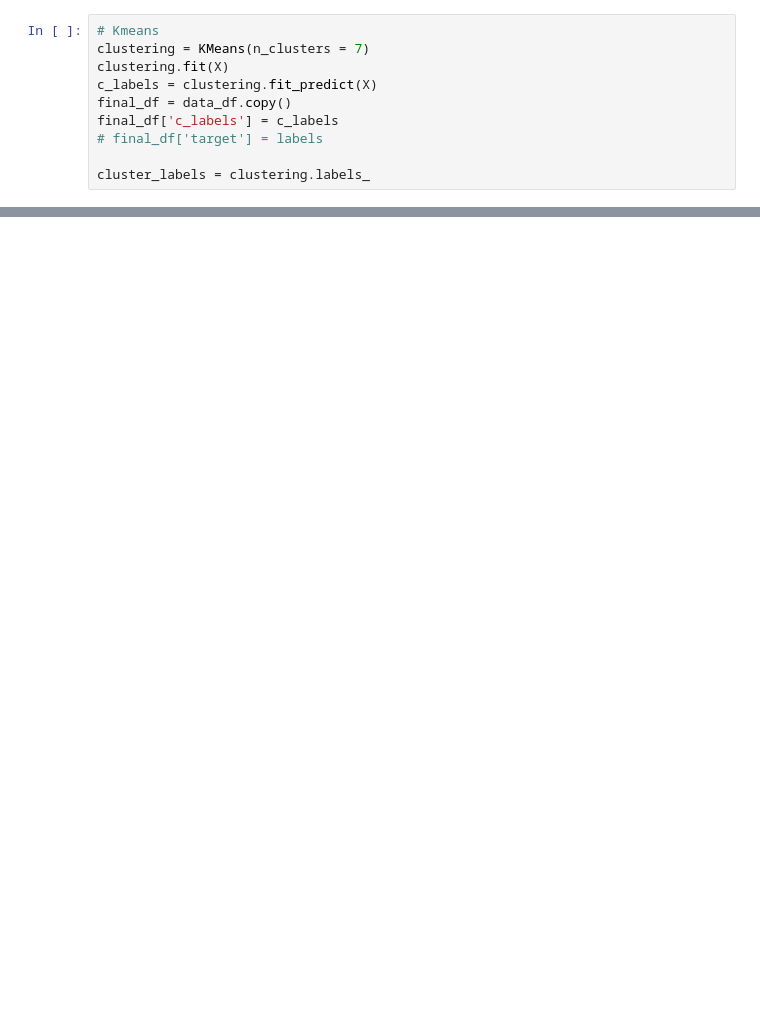
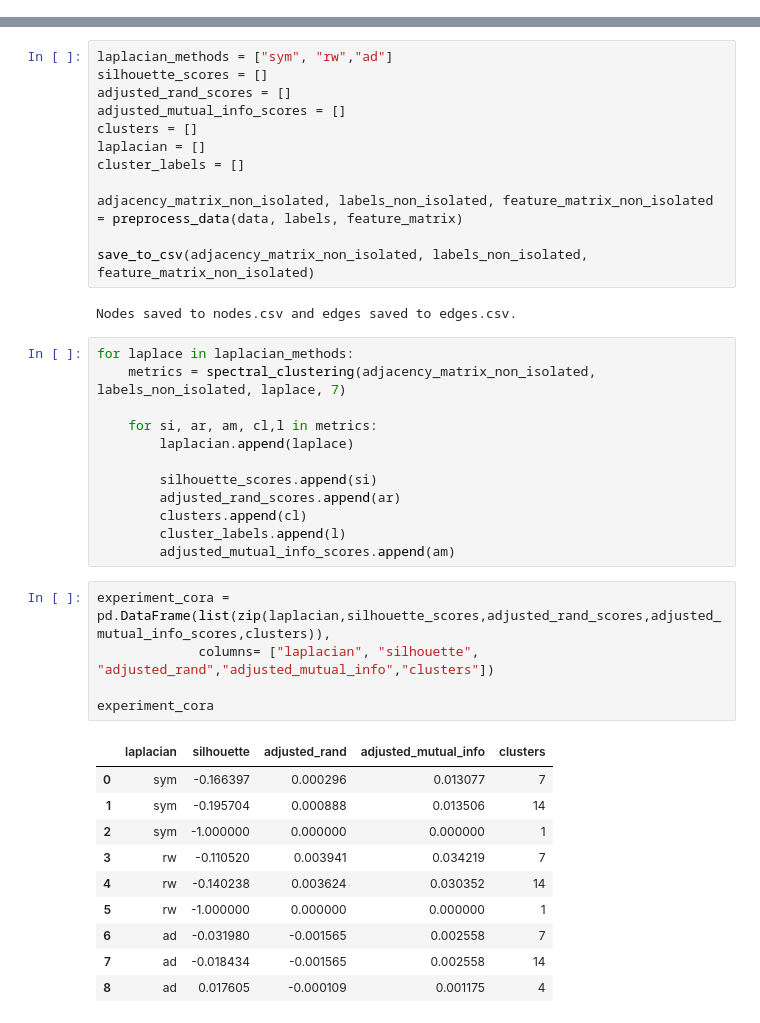
Before and after one commit to evelina03/eigendecomposition-graph-data, a Jupyter notebook: d5.CORA/CORA.ipynb, the cells around one changed output, grey strips where cells are left out. Cells and saved outputs as stored; diff of their text form; blank space fills up the shorter version.

```diff
--- a/d5.CORA/CORA.ipynb
+++ b/d5.CORA/CORA.ipynb
@@ -630,10 +0,0 @@ array([[ 0.02357534, -0.00505552, -0.00598412,  0.01918098],
-# %%
-# Kmeans
-clustering = KMeans(n_clusters = 7)
-clustering.fit(X)
-c_labels = clustering.fit_predict(X)
-final_df = data_df.copy()
-final_df['c_labels'] = c_labels
-# final_df['target'] = labels
-
-cluster_labels = clustering.labels_
@@ -1214,0 +264,42 @@ experiment_cora
+# %%
+laplacian_methods = ["sym", "rw","ad"]
+silhouette_scores = []
+adjusted_rand_scores = []
+adjusted_mutual_info_scores = []
+clusters = []
+laplacian = []
+cluster_labels = []
+
+adjacency_matrix_non_isolated, labels_non_isolated, feature_matrix_non_isolated = preprocess_data(data, labels, feature_matrix)
+
+save_to_csv(adjacency_matrix_non_isolated, labels_non_isolated, feature_matrix_non_isolated)
+# %% [output]
+Nodes saved to nodes.csv and edges saved to edges.csv.
+# %%
+for laplace in laplacian_methods:
+    metrics = spectral_clustering(adjacency_matrix_non_isolated, labels_non_isolated, laplace, 7)
+
+    for si, ar, am, cl,l in metrics:
+        laplacian.append(laplace)
+
+        silhouette_scores.append(si)
+        adjusted_rand_scores.append(ar)
+        clusters.append(cl)
+        cluster_labels.append(l)
+        adjusted_mutual_info_scores.append(am)
+# %%
+experiment_cora = pd.DataFrame(list(zip(laplacian,silhouette_scores,adjusted_rand_scores,adjusted_mutual_info_scores,clusters)),
+             columns= ["laplacian", "silhouette", "adjusted_rand","adjusted_mutual_info","clusters"])
+
+experiment_cora
+# %% [output]
+|  | laplacian | silhouette | adjusted_rand | adjusted_mutual_info | clusters |
+| 0 | sym | -0.166397 | 0.000296 | 0.013077 | 7 |
+| 1 | sym | -0.195704 | 0.000888 | 0.013506 | 14 |
+| 2 | sym | -1.000000 | 0.000000 | 0.000000 | 1 |
+| 3 | rw | -0.110520 | 0.003941 | 0.034219 | 7 |
+| 4 | rw | -0.140238 | 0.003624 | 0.030352 | 14 |
+| 5 | rw | -1.000000 | 0.000000 | 0.000000 | 1 |
+| 6 | ad | -0.031980 | -0.001565 | 0.002558 | 7 |
+| 7 | ad | -0.018434 | -0.001565 | 0.002558 | 14 |
+| 8 | ad | 0.017605 | -0.000109 | 0.001175 | 4 |
```
Also changed, not shown: parts of 73 cells of this notebook, 23 other files.
